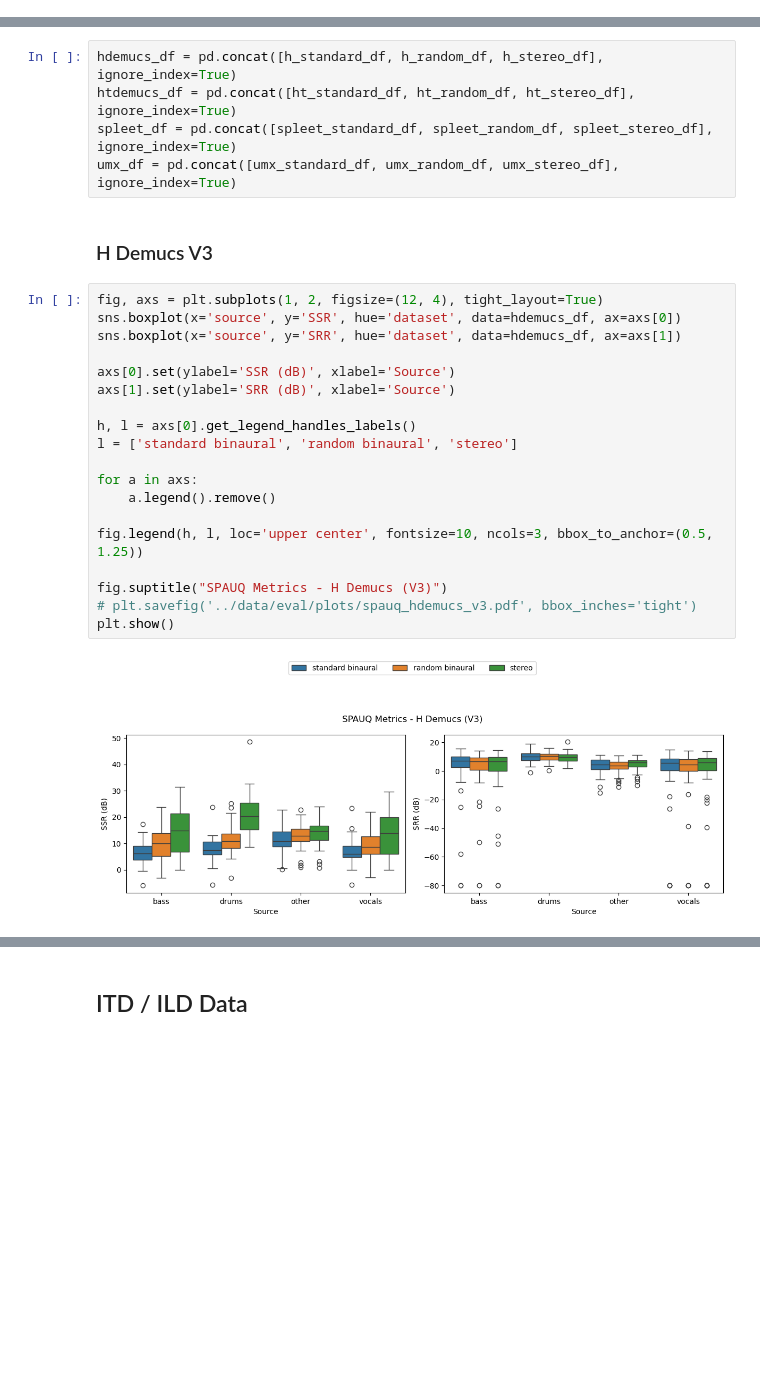
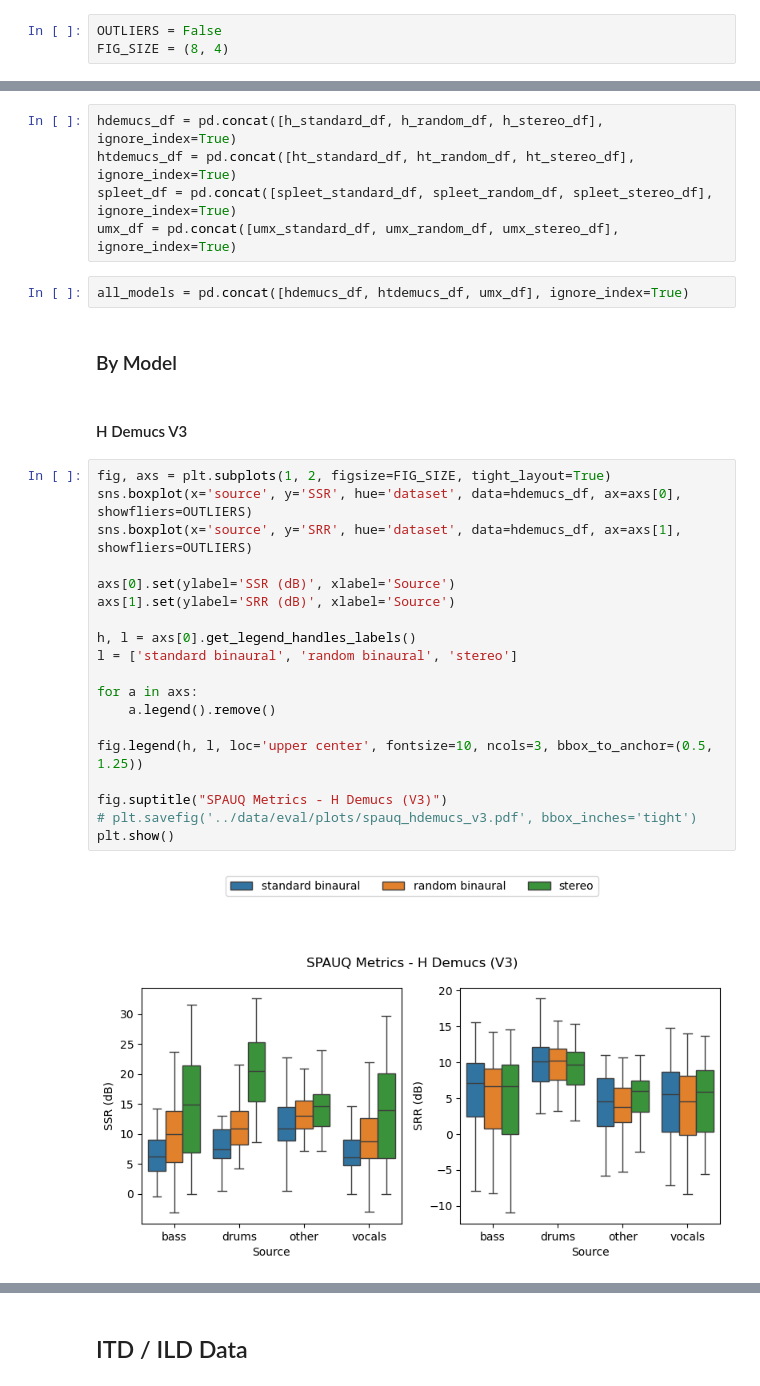
Before and after one commit to richa-namballa/binaural-mss, a Jupyter notebook: notebook/analysis.ipynb, the cells around one changed output, grey strips where cells are left out. Cells and saved outputs as stored; diff of their text form; blank space fills up the shorter version.

Commit message:
Add plots

```diff
--- a/notebook/analysis.ipynb
+++ b/notebook/analysis.ipynb
@@ -26,2 +19,5 @@ metadata.head()
 # %% [markdown]
 ## SPAUQ: Spatial Audio Quality Evaluation
+# %%
+OUTLIERS = False
+FIG_SIZE = (8, 4)
@@ -62,27 +60,31 @@ hdemucs_df = pd.concat([h_standard_df, h_random_df, h_stereo_df], ignore_index=T
 htdemucs_df = pd.concat([ht_standard_df, ht_random_df, ht_stereo_df], ignore_index=True)
 spleet_df = pd.concat([spleet_standard_df, spleet_random_df, spleet_stereo_df], ignore_index=True)
 umx_df = pd.concat([umx_standard_df, umx_random_df, umx_stereo_df], ignore_index=True)
+# %%
+all_models = pd.concat([hdemucs_df, htdemucs_df, umx_df], ignore_index=True)
+# %% [markdown]
+### By Model
 # %% [markdown]
-### H Demucs V3
+#### H Demucs V3
 # %%
-fig, axs = plt.subplots(1, 2, figsize=(12, 4), tight_layout=True)
-sns.boxplot(x='source', y='SSR', hue='dataset', data=hdemucs_df, ax=axs[0])
-sns.boxplot(x='source', y='SRR', hue='dataset', data=hdemucs_df, ax=axs[1])
+fig, axs = plt.subplots(1, 2, figsize=FIG_SIZE, tight_layout=True)
+sns.boxplot(x='source', y='SSR', hue='dataset', data=hdemucs_df, ax=axs[0], showfliers=OUTLIERS)
+sns.boxplot(x='source', y='SRR', hue='dataset', data=hdemucs_df, ax=axs[1], showfliers=OUTLIERS)
 
 axs[0].set(ylabel='SSR (dB)', xlabel='Source')
 axs[1].set(ylabel='SRR (dB)', xlabel='Source')
 
 h, l = axs[0].get_legend_handles_labels()
 l = ['standard binaural', 'random binaural', 'stereo']
 
 for a in axs:
     a.legend().remove()
 
 fig.legend(h, l, loc='upper center', fontsize=10, ncols=3, bbox_to_anchor=(0.5, 1.25))
 
 fig.suptitle("SPAUQ Metrics - H Demucs (V3)")
 # plt.savefig('../data/eval/plots/spauq_hdemucs_v3.pdf', bbox_inches='tight')
 plt.show()
 # %% [output]
-[figure, old version]
+[figure, new version]
 # %%
```
Also changed, not shown: parts of 42 cells of this notebook.
